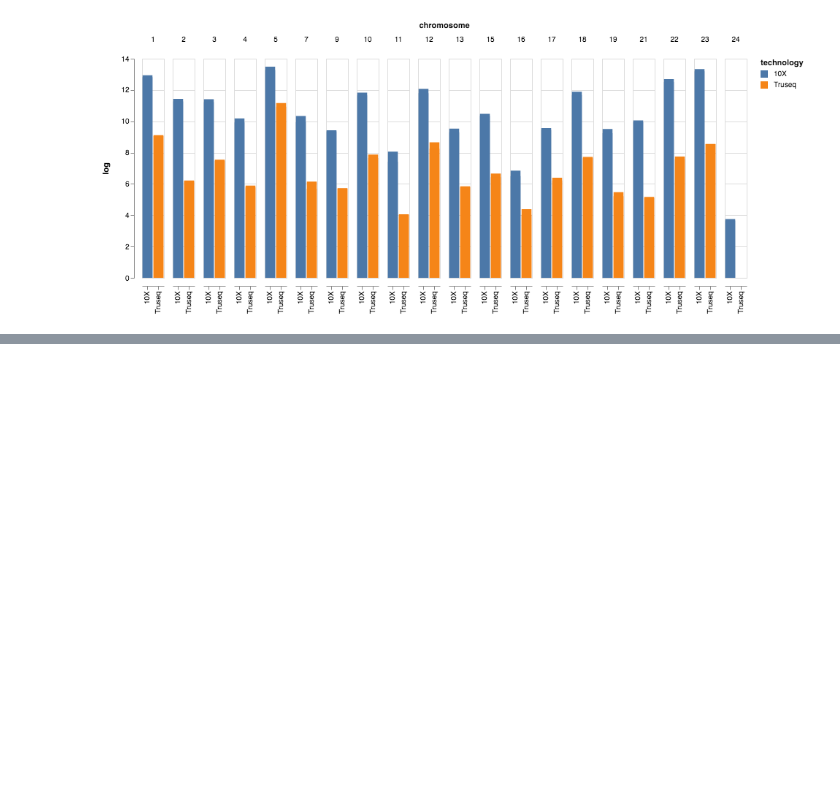
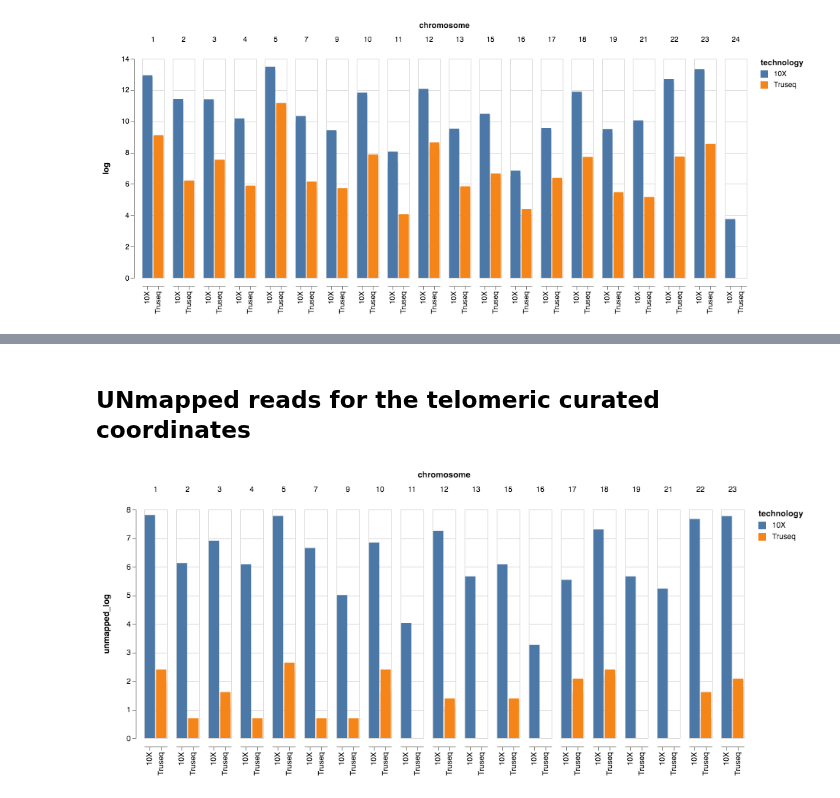
Before and after one commit to umccr/10x, a Jupyter notebook: telomeres/notebooks/counts.ipynb, the cells around one changed output, grey strips where cells are left out. Saved outputs shown, nothing was run; the diff lists cells and outputs as text; code cells hidden in the pictures; blank space fills up the shorter version.

```diff
--- a/telomeres/notebooks/counts.ipynb
+++ b/telomeres/notebooks/counts.ipynb
@@ -224,0 +229,19 @@ logplot
+# %% [markdown]
+## UNmapped reads for the telomeric curated coordinates
+# %%
+datasets["unmapped_log"] = datasets["unmapped"].apply(np.log)
+
+repl = lambda m: m.group(1)
+
+logplot = alt.Chart(datasets).mark_bar().encode(
+        alt.X('technology:N', scale=alt.Scale(rangeStep=15), axis=alt.Axis(title='')),
+        y = 'unmapped_log:Q',
+        color = alt.Color('technology:N'), #scale=alt.Scale(range["#EA98D2", "#659CCA", "#EA98D2", "#EA98D2", "#EA98D2"])),
+        #column = 'chromosome:N'
+        column = alt.Column('chromosome:Q')
+)
+
+#sample_chart | tech_chart | logplot
+logplot
+# %% [output]
+[figure, added]
```
Also changed, not shown: parts of 4 cells of this notebook, 4 other files.
